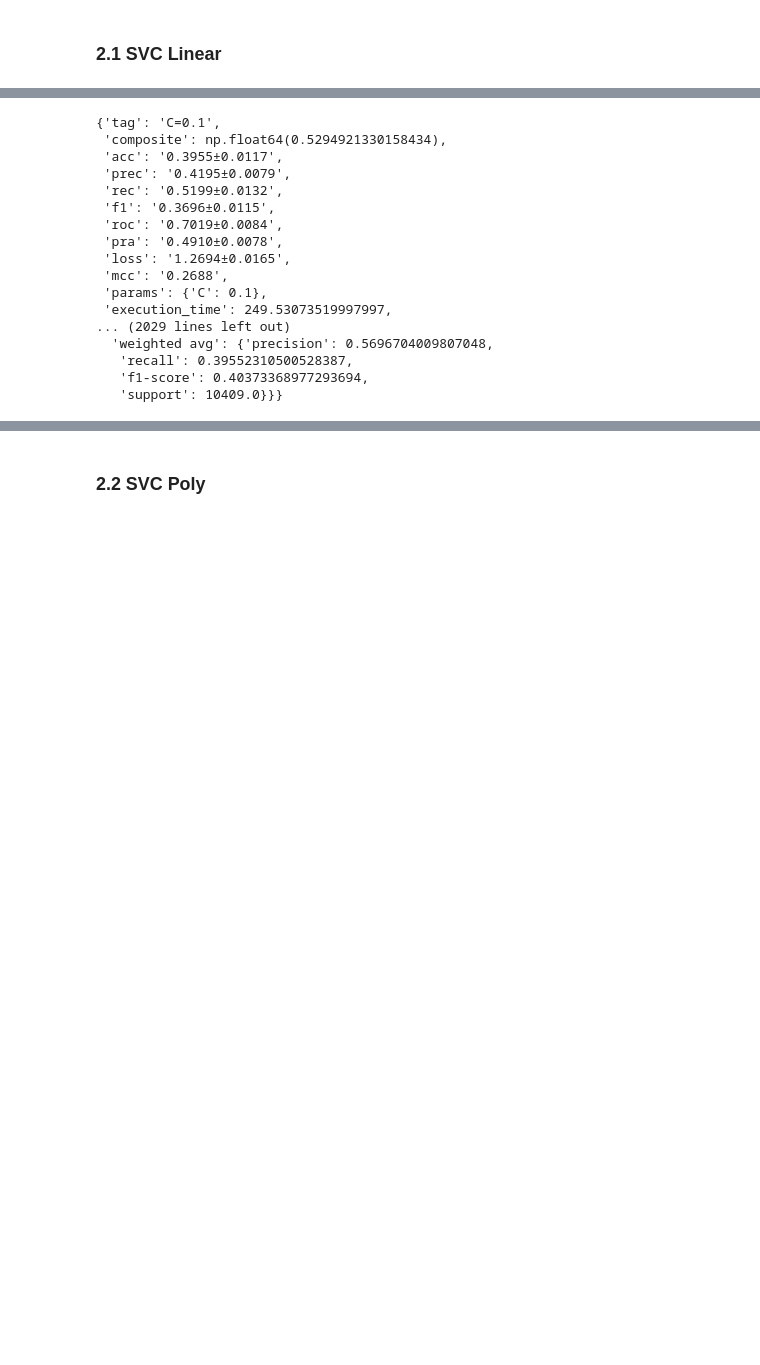
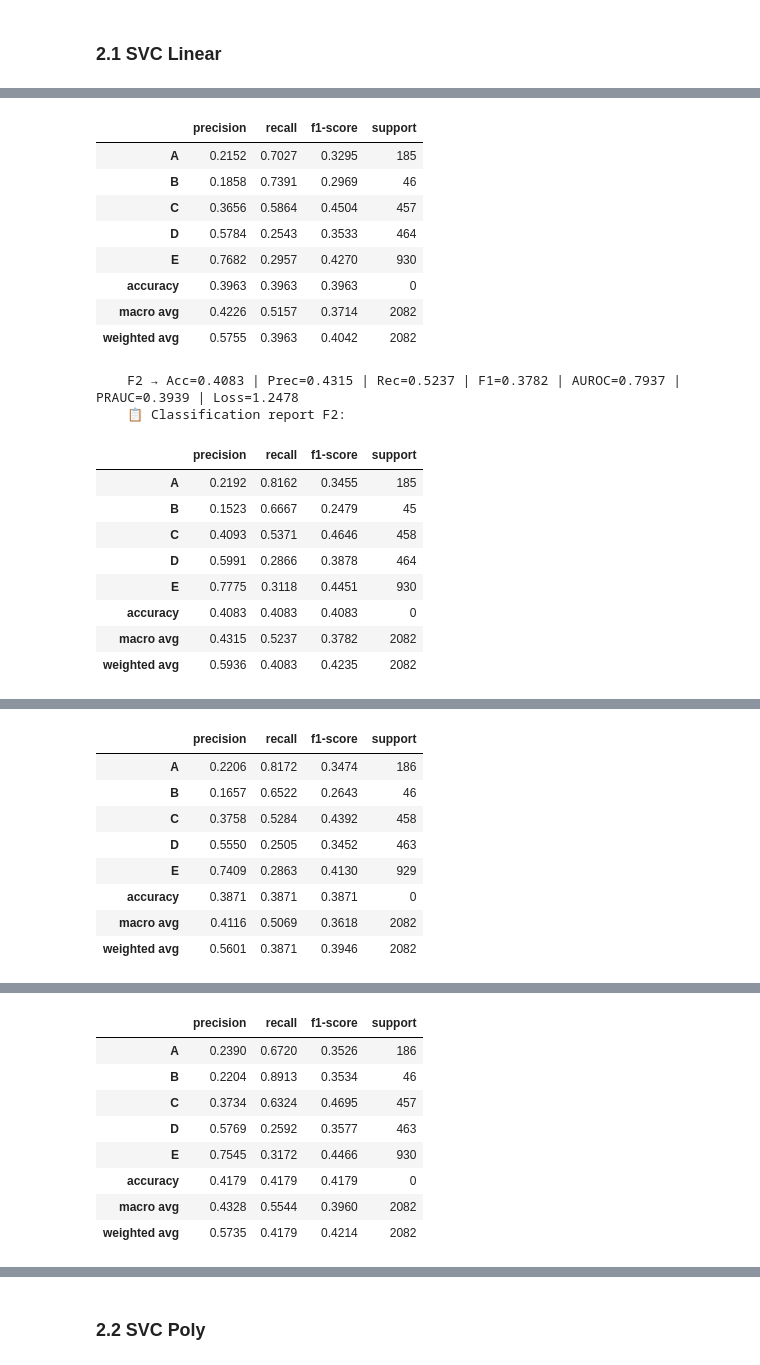
Before and after one commit to QuantumResearch-MCI/quantum-multiclass-classification, a Jupyter notebook: notebooks/!ML.ipynb, the cells around one changed output, grey strips where cells are left out. Saved outputs shown, nothing was run; the diff lists cells and outputs as text; code cells hidden in the pictures; blank space fills up the shorter version.

```diff
--- a/notebooks/!ML.ipynb
+++ b/notebooks/!ML.ipynb
@@ -346,6 +346,7 @@ def evaluate_cv(model_name, log_name, search_space, build_clf, csv_name,
     setup_logger(log_name)
     skf = StratifiedKFold(n_splits=n_splits, shuffle=True, random_state=state)
     classes = np.unique(y)
+    _cls_names = [str(c) for c in label_encoder.classes_]
 
     param_keys = list(search_space.keys())
     param_vals = list(search_space.values())
@@ -393,8 +394,8 @@ def evaluate_cv(model_name, log_name, search_space, build_clf, csv_name,
 
             acc = accuracy_score(y_val, y_pred)
             f1 = f1_score(y_val, y_pred, average="macro")
-            roc = roc_auc_score(y_val, y_prob, average="weighted", multi_class="ovr")
-            pra = average_precision_score(y_val, y_prob, average="weighted")
+            roc = roc_auc_score(y_val, y_prob, average="macro", multi_class="ovr")
+            pra = average_precision_score(y_val, y_prob, average="macro")
             prec = precision_score(y_val, y_pred, average="macro", zero_division=0)
             rec = recall_score(y_val, y_pred, average="macro")
             ll = log_loss(y_val, y_prob, labels=classes)
@@ -404,6 +405,17 @@ def evaluate_cv(model_name, log_name, search_space, build_clf, csv_name,
 
             log(f"    F{fold} → Acc={acc:.4f} | Prec={prec:.4f} | Rec={rec:.4f} | "
                 f"F1={f1:.4f} | AUROC={roc:.4f} | PRAUC={pra:.4f} | Loss={ll:.4f}")
+            _rep_df = pd.DataFrame(classification_report(
+                y_val, y_pred, labels=classes, target_names=_cls_names,
+                zero_division=0, output_dict=True)).T
+            _rep_df["support"] = _rep_df["support"].astype(int)
+            _rep_df = _rep_df.round(4)
+            print(f"    📋 Classification report F{fold}:")
+            display(_rep_df)
+            if _current_log_path is not None:
+                with open(_current_log_path, "a", encoding="utf-8") as _f:
+                    _f.write(f"    📋 Classification report F{fold}:\n")
+                    _f.write(_rep_df.to_string() + "\n")
 
             results.append({
                 "tag": tag, **params, "fold": fold,
@@ -565,7 +577,7 @@ def make_classical(model_name, params):
 ### 2.1 SVC Linear
 # %%
 search_space = {
-    "C": [0.1],
+    "C": [1],
     # "tol": [0.1],
 }
 evaluate_cv(
@@ -597,17 +600,20 @@ weighted avg       0.57      0.40      0.40     10409
+|  | precision | recall | f1-score | support |
+| A | 0.2152 | 0.7027 | 0.3295 | 185 |
+| B | 0.1858 | 0.7391 | 0.2969 | 46 |
+| C | 0.3656 | 0.5864 | 0.4504 | 457 |
+| D | 0.5784 | 0.2543 | 0.3533 | 464 |
+| E | 0.7682 | 0.2957 | 0.4270 | 930 |
+| accuracy | 0.3963 | 0.3963 | 0.3963 | 0 |
+| macro avg | 0.4226 | 0.5157 | 0.3714 | 2082 |
+| weighted avg | 0.5755 | 0.3963 | 0.4042 | 2082 |
-{'tag': 'C=0.1',
- 'composite': np.float64(0.5294921330158434),
- 'acc': '0.3955±0.0117',
- 'prec': '0.4195±0.0079',
- 'rec': '0.5199±0.0132',
- 'f1': '0.3696±0.0115',
- 'roc': '0.7019±0.0084',
- 'pra': '0.4910±0.0078',
- 'loss': '1.2694±0.0165',
- 'mcc': '0.2688',
- 'params': {'C': 0.1},
- 'execution_time': 249.53073519997997,
-... (2029 lines left out)
-  'weighted avg': {'precision': 0.5696704009807048,
-   'recall': 0.39552310500528387,
-   'f1-score': 0.40373368977293694,
-   'support': 10409.0}}}
+    F2 → Acc=0.4083 | Prec=0.4315 | Rec=0.5237 | F1=0.3782 | AUROC=0.7937 | PRAUC=0.3939 | Loss=1.2478
+    📋 Classification report F2:
+|  | precision | recall | f1-score | support |
+| A | 0.2192 | 0.8162 | 0.3455 | 185 |
+| B | 0.1523 | 0.6667 | 0.2479 | 45 |
+| C | 0.4093 | 0.5371 | 0.4646 | 458 |
+| D | 0.5991 | 0.2866 | 0.3878 | 464 |
+| E | 0.7775 | 0.3118 | 0.4451 | 930 |
+| accuracy | 0.4083 | 0.4083 | 0.4083 | 0 |
+| macro avg | 0.4315 | 0.5237 | 0.3782 | 2082 |
+| weighted avg | 0.5936 | 0.4083 | 0.4235 | 2082 |
@@ -613,0 +622,9 @@ weighted avg       0.57      0.40      0.40     10409
+|  | precision | recall | f1-score | support |
+| A | 0.2206 | 0.8172 | 0.3474 | 186 |
+| B | 0.1657 | 0.6522 | 0.2643 | 46 |
+| C | 0.3758 | 0.5284 | 0.4392 | 458 |
+| D | 0.5550 | 0.2505 | 0.3452 | 463 |
+| E | 0.7409 | 0.2863 | 0.4130 | 929 |
+| accuracy | 0.3871 | 0.3871 | 0.3871 | 0 |
+| macro avg | 0.4116 | 0.5069 | 0.3618 | 2082 |
+| weighted avg | 0.5601 | 0.3871 | 0.3946 | 2082 |
@@ -613,0 +633,9 @@ weighted avg       0.57      0.40      0.40     10409
+|  | precision | recall | f1-score | support |
+| A | 0.2390 | 0.6720 | 0.3526 | 186 |
+| B | 0.2204 | 0.8913 | 0.3534 | 46 |
+| C | 0.3734 | 0.6324 | 0.4695 | 457 |
+| D | 0.5769 | 0.2592 | 0.3577 | 463 |
+| E | 0.7545 | 0.3172 | 0.4466 | 930 |
+| accuracy | 0.4179 | 0.4179 | 0.4179 | 0 |
+| macro avg | 0.4328 | 0.5544 | 0.3960 | 2082 |
+| weighted avg | 0.5735 | 0.4179 | 0.4214 | 2082 |
```
Also changed, not shown: parts of 11 cells of this notebook, 8 other files.
